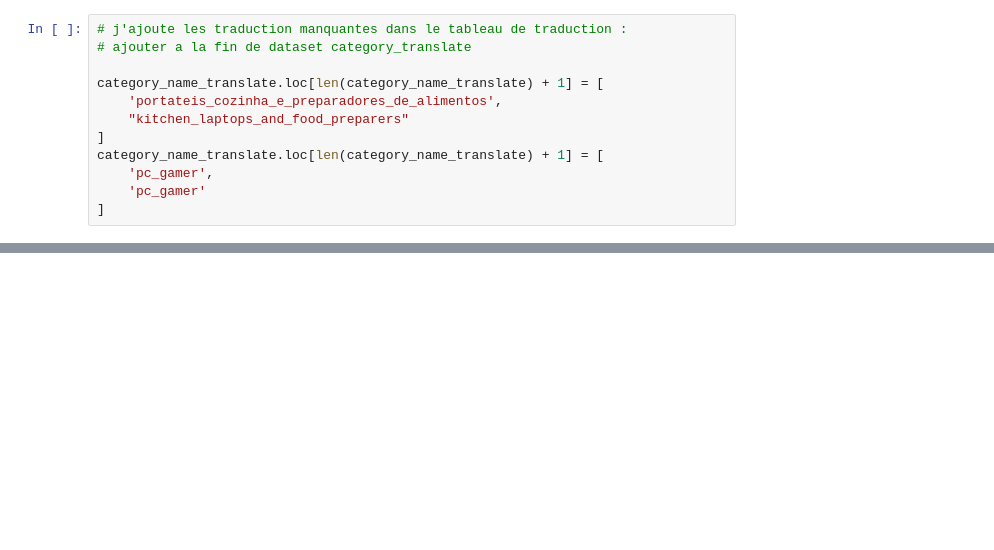
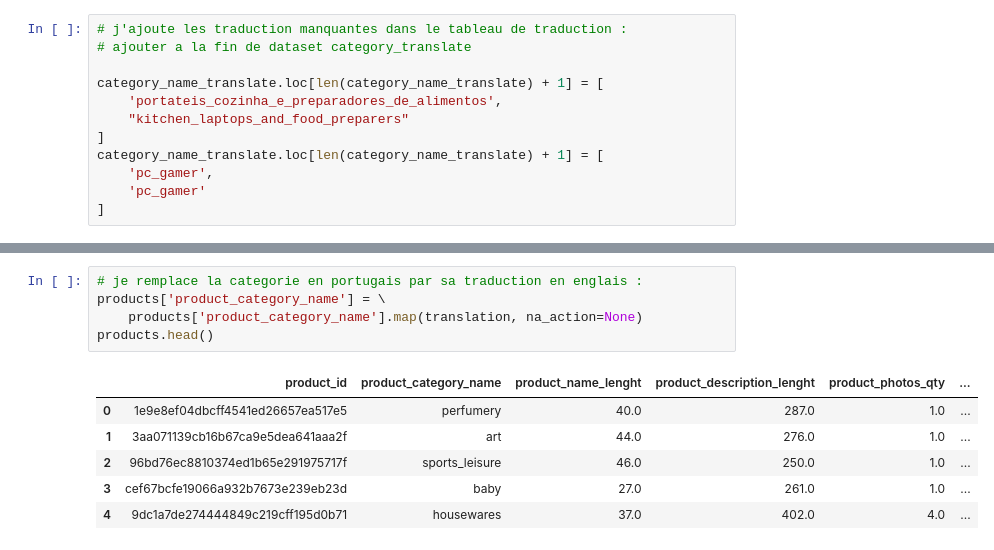
Before and after one commit to bbouya/Machine_Learning_OpenClassrooms, a Jupyter notebook: Segmentez des clients d'un site E-Commerce/Segmentez des clients d'un site web.ipynb, the cells around one changed output, grey strips where cells are left out. Cells and saved outputs as stored; diff of their text form; blank space fills up the shorter version.

```diff
--- a/Segmentez des clients d'un site E-Commerce/Segmentez des clients d'un site web.ipynb
+++ b/Segmentez des clients d'un site E-Commerce/Segmentez des clients d'un site web.ipynb
@@ -210,0 +221,12 @@ for i in category_name_translate.index:
+# %%
+# je remplace la categorie en portugais par sa traduction en englais :
+products['product_category_name'] = \
+    products['product_category_name'].map(translation, na_action=None)
+products.head()
+# %% [output]
+|  | product_id | product_category_name | product_name_lenght | product_description_lenght | product_photos_qty | ... |
+| 0 | 1e9e8ef04dbcff4541ed26657ea517e5 | perfumery | 40.0 | 287.0 | 1.0 | ... |
+| 1 | 3aa071139cb16b67ca9e5dea641aaa2f | art | 44.0 | 276.0 | 1.0 | ... |
+| 2 | 96bd76ec8810374ed1b65e291975717f | sports_leisure | 46.0 | 250.0 | 1.0 | ... |
+| 3 | cef67bcfe19066a932b7673e239eb23d | baby | 27.0 | 261.0 | 1.0 | ... |
+| 4 | 9dc1a7de274444849c219cff195d0b71 | housewares | 37.0 | 402.0 | 4.0 | ... |
```
Also changed, not shown: parts of 8 cells of this notebook, 1 other file.
